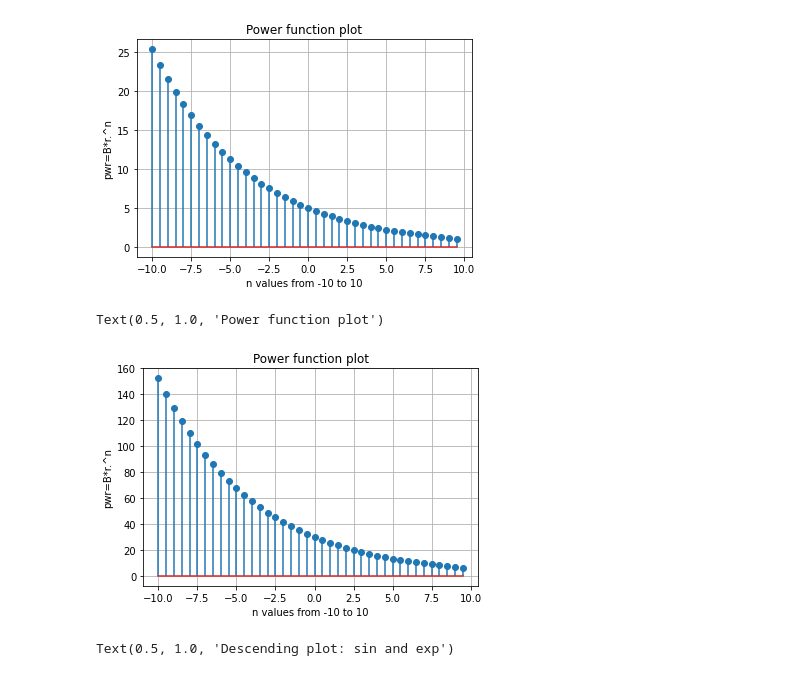
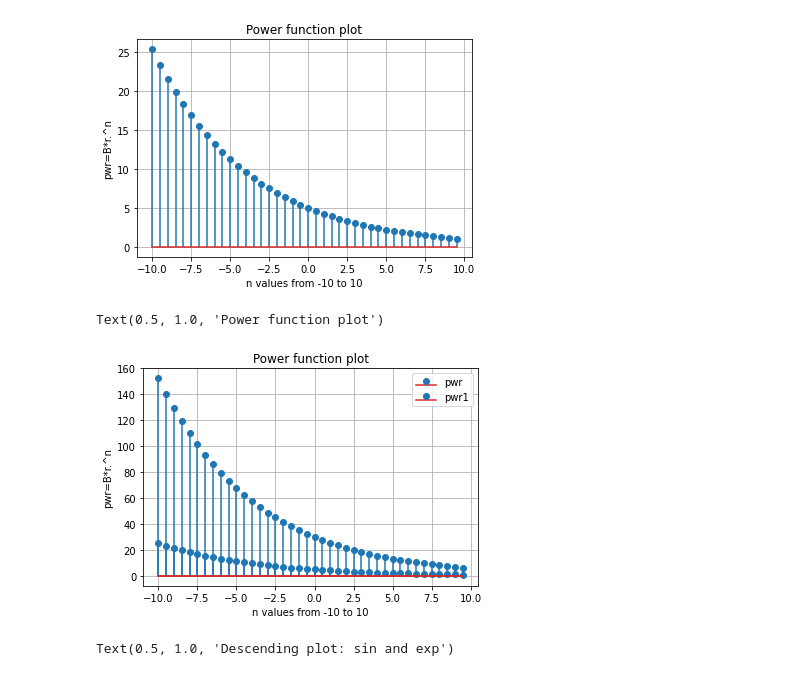
Before and after one commit to Anniegavr/Signal_Processing, a Jupyter notebook: SP_Lab1.ipynb, the cells around one changed output. Drawn from its saved outputs; the diff is of its cells as text; code cells hidden in the pictures.

```diff
--- a/SP_Lab1.ipynb
+++ b/SP_Lab1.ipynb
@@ -310,17 +320,21 @@ Text(0.5, 1.0, 'Power function plot')
 [figure]
 # %%
 n = np.arange(-10, 10, 0.5) # start,stop,step
-B=30
+B=5
+B1=30
 r=0.85
 pwr=B*r**n
+pwr1=B1*r**n
 plt.stem(n,pwr, use_line_collection=True)
+plt.stem(n,pwr1, use_line_collection=True)
 plt.grid()
 plt.xlabel('n values from -10 to 10')
 plt.ylabel('pwr=B*r.^n')
+plt.legend(["pwr", "pwr1"])
 plt.title('Power function plot')
 # %% [output]
 Text(0.5, 1.0, 'Power function plot')
-[figure, old version]
+[figure, new version]
 # %%
 t = np.arange(0,1,0.001) # start,stop,step
 A=60
```
Also changed, not shown: parts of 16 cells of this notebook.
